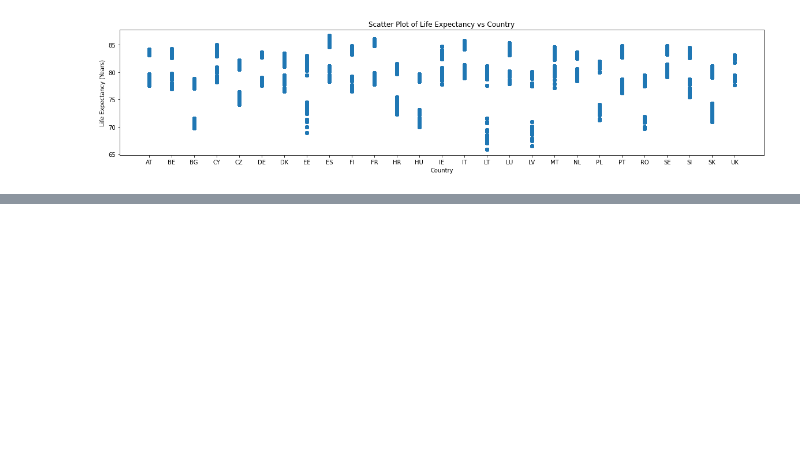
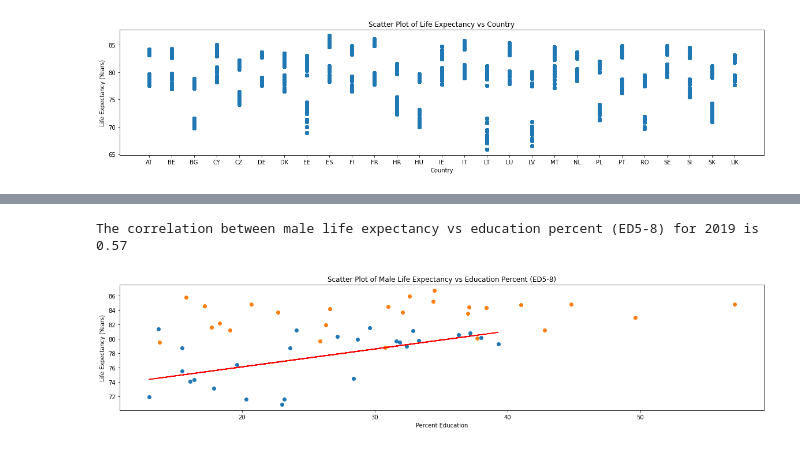
Before and after one commit to ywu223/Capstone1_Compsognathus, a Jupyter notebook: project1john.ipynb, the cells around one changed output, grey strips where cells are left out. Saved outputs shown, nothing was run; the diff lists cells and outputs as text; code cells hidden in the pictures; blank space fills up the shorter version.

```diff
--- a/project1john.ipynb
+++ b/project1john.ipynb
@@ -76,0 +165,22 @@ KeyboardInterrupt:
+# %%
+# fitler data for 2019, male, ED5-8 and 50-54 year olds
+
+filtered_2019 = life_expectancy_at_birth_df.query('date == 2019')
+
+filtered_2019_female = filtered_2019.sex.str.contains('M')
+
+filtered_2019_female_df = filtered_2019[filtered_2019_female]
+
+filtered_2019_female_ED5_8 = filtered_2019_female_df.isced11.str.contains('ED5-8')
+
+filtered_2019_female_ED5_8_df = filtered_2019_female_df[filtered_2019_female_ED5_8]
+
+filtered_2019_female_ED5_8_Y50_54 = filtered_2019_female_ED5_8_df.age.str.contains('Y50-54')
+
+filtered_2019_female_ED5_8_Y50_54_df = filtered_2019_female_ED5_8_df[filtered_2019_female_ED5_8_Y50_54]
+
+filtered_2019_female_ED5_8_Y50_54_geo = filtered_2019_female_ED5_8_Y50_54_df.geography.str.contains('')
+
+filtered_2019_male_ED5_8_Y50_54_geo_df = filtered_2019_female_ED5_8_Y50_54_df[filtered_2019_female_ED5_8_Y50_54_geo]
+
+filtered_2019_male_ED5_8_Y50_54_geo_df.head()
@@ -77,23 +194,27 @@ KeyboardInterrupt:
 # %%
-# Calculate the correlation coefficient and linear regression model
 # Scatter Plot
-
-# may should use conditional instead of groupby
+# using filtered data
 
 plt.figure(figsize=(20,4))
-plt.scatter(life_expectancy_at_birth_df['date'], life_expectancy_at_birth_df['value'])
-plt.title("Scatter Plot of Life Expectancy vs Year")
-plt.xlabel("Year")
+plt.scatter(filtered_2019_male_ED5_8_Y50_54_geo_df['normal_percentage'], filtered_2019_male_ED5_8_Y50_54_geo_df['Life_expectancy_in_years'])
+
+plt.scatter(filtered_2019_female_ED5_8_Y50_54_geo_df['normal_percentage'], filtered_2019_female_ED5_8_Y50_54_geo_df['Life_expectancy_in_years'])
+
+plt.title("Scatter Plot of Male Life Expectancy vs Education Percent (ED5-8)")
+plt.xlabel("Percent Education")
 plt.ylabel("Life Expectancy (Years)")
 
-
+# Calculate the correlation coefficient and linear regression model
 # Get the regression data
-(slope, intercept, rvalue, pvalue, stderr) = linregress(life_expectancy_at_birth_df['date'], life_expectancy_at_birth_df['value'])
+(slope, intercept, rvalue, pvalue, stderr) = linregress(filtered_2019_male_ED5_8_Y50_54_geo_df['normal_percentage'], filtered_2019_male_ED5_8_Y50_54_geo_df['Life_expectancy_in_years'])
 # Print the correlation coefficient
-print(f"The correlation between Life Expectancy vs Country is {round(rvalue, 2)}")
+print(f"The correlation between male life expectancy vs education percent (ED5-8) for 2019 is {round(rvalue, 2)}")
 
 # Create the line for the regression data and plot them
-tv_vs_wt_fit = slope * life_expectancy_at_birth_df['date'] + intercept
-plt.plot(life_expectancy_at_birth_df['date'],tv_vs_wt_fit,'-', color='r');
+tv_vs_wt_fit = slope * filtered_2019_male_ED5_8_Y50_54_geo_df['normal_percentage'] + intercept
+plt.plot(filtered_2019_male_ED5_8_Y50_54_geo_df['normal_percentage'],tv_vs_wt_fit,'-', color='r');
 
 plt.show()
+# %% [output]
+The correlation between male life expectancy vs education percent (ED5-8) for 2019 is 0.57
+[figure, added]
```
Also changed, not shown: parts of 9 cells of this notebook.
